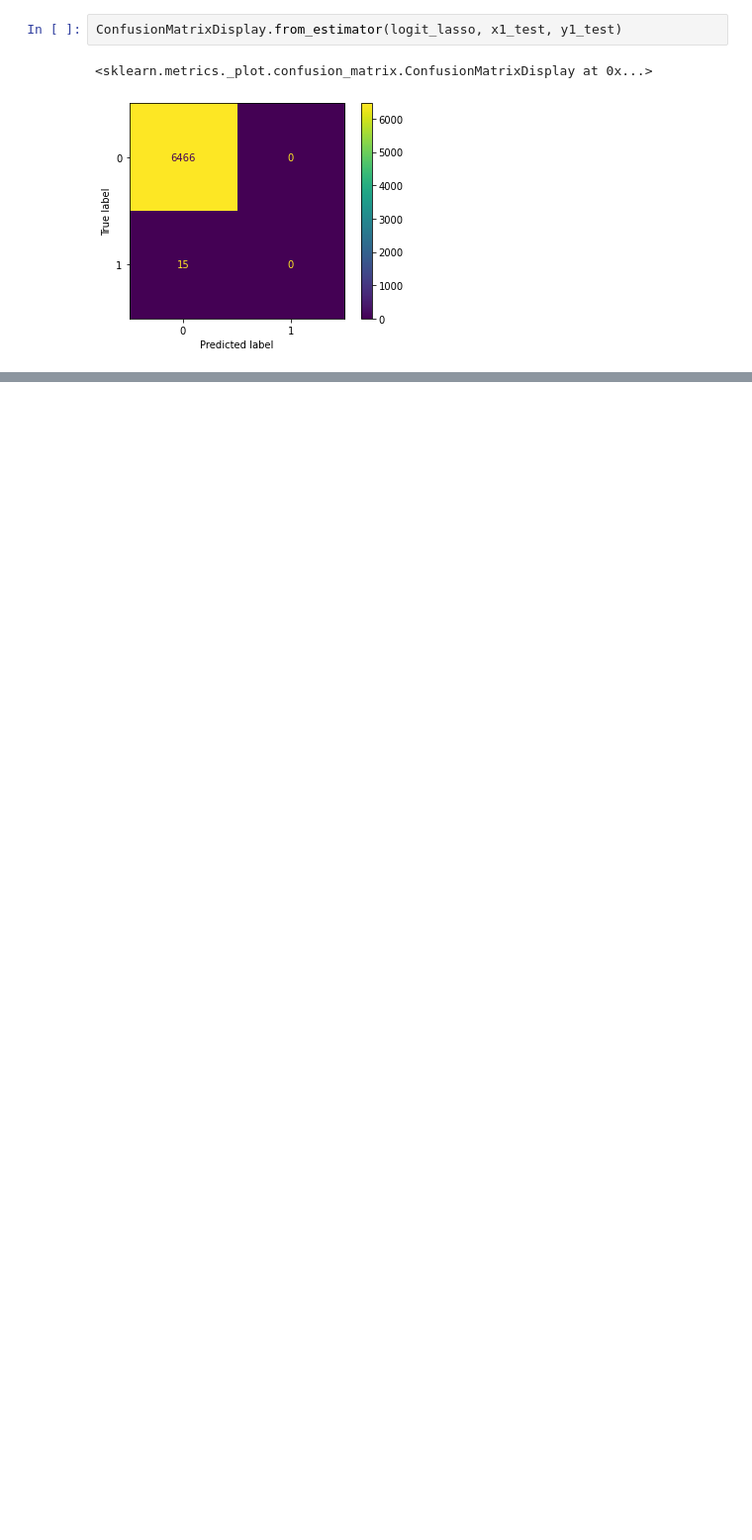
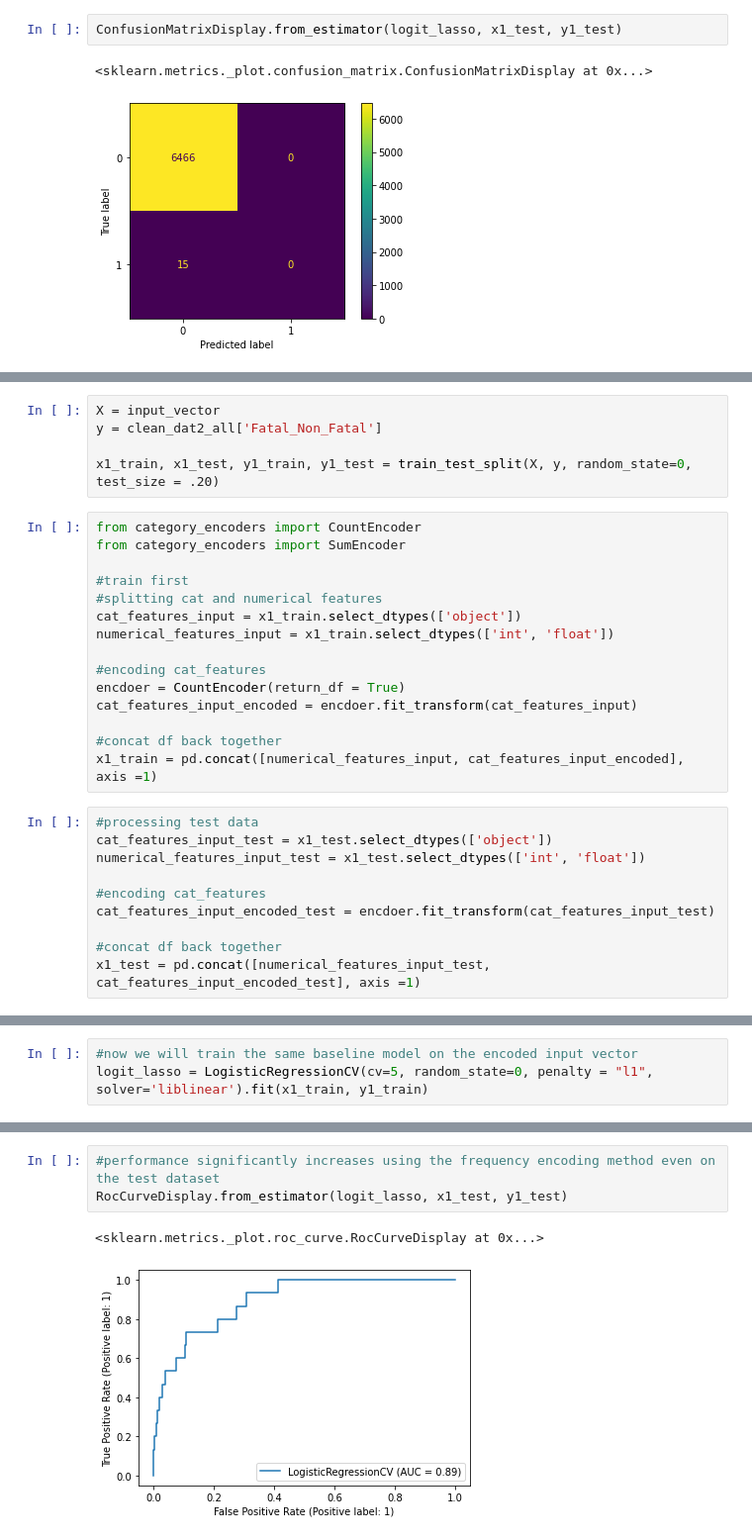
Before and after one commit to noahruiz416/Tempe_Traffic_Classification, a Jupyter notebook: Tempe_Traffic_Prototype_Feature_Engineering_Model_V1.ipynb, the cells around one changed output, grey strips where cells are left out. Shown: that part at 99% size. Drawn from its saved outputs; the diff is of its cells as text; blank space fills up the shorter version.

```diff
--- a/Tempe_Traffic_Prototype_Feature_Engineering_Model_V1.ipynb
+++ b/Tempe_Traffic_Prototype_Feature_Engineering_Model_V1.ipynb
@@ -144,0 +163,30 @@ ConfusionMatrixDisplay.from_estimator(logit_lasso, x1_test, y1_test)
+# %%
+X = input_vector
+y = clean_dat2_all['Fatal_Non_Fatal']
+
+x1_train, x1_test, y1_train, y1_test = train_test_split(X, y, random_state=0, test_size = .20)
+# %%
+from category_encoders import CountEncoder
+from category_encoders import SumEncoder
+
+#train first
+#splitting cat and numerical features
+cat_features_input = x1_train.select_dtypes(['object'])
+numerical_features_input = x1_train.select_dtypes(['int', 'float'])
+
+#encoding cat_features
+encdoer = CountEncoder(return_df = True)
+cat_features_input_encoded = encdoer.fit_transform(cat_features_input)
+
+#concat df back together
+x1_train = pd.concat([numerical_features_input, cat_features_input_encoded], axis =1)
+# %%
+#processing test data
+cat_features_input_test = x1_test.select_dtypes(['object'])
+numerical_features_input_test = x1_test.select_dtypes(['int', 'float'])
+
+#encoding cat_features
+cat_features_input_encoded_test = encdoer.fit_transform(cat_features_input_test)
+
+#concat df back together
+x1_test = pd.concat([numerical_features_input_test, cat_features_input_encoded_test], axis =1)
@@ -144,0 +203,3 @@ ConfusionMatrixDisplay.from_estimator(logit_lasso, x1_test, y1_test)
+# %%
+#now we will train the same baseline model on the encoded input vector
+logit_lasso = LogisticRegressionCV(cv=5, random_state=0, penalty = "l1", solver='liblinear').fit(x1_train, y1_train)
@@ -144,0 +223,6 @@ ConfusionMatrixDisplay.from_estimator(logit_lasso, x1_test, y1_test)
+# %%
+#performance significantly increases using the frequency encoding method even on the test dataset
+RocCurveDisplay.from_estimator(logit_lasso, x1_test, y1_test)
+# %% [output]
+<sklearn.metrics._plot.roc_curve.RocCurveDisplay at 0x...>
+[figure, added]
```
Also changed, not shown: parts of 60 cells of this notebook.
